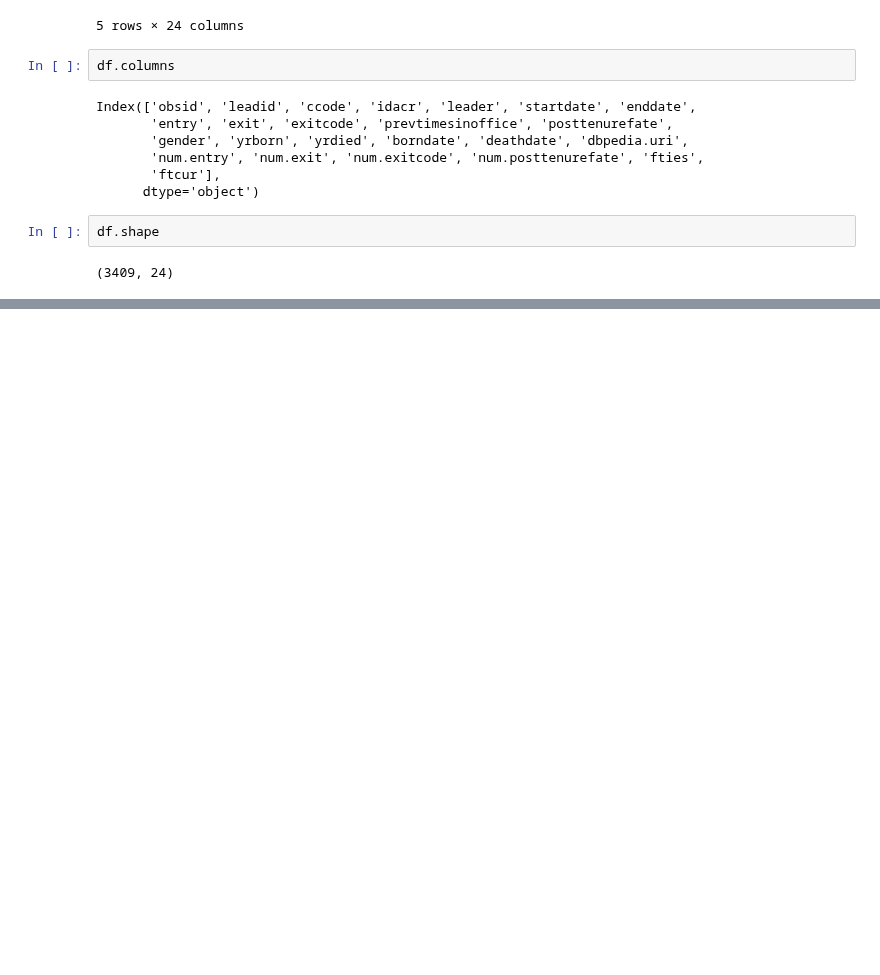
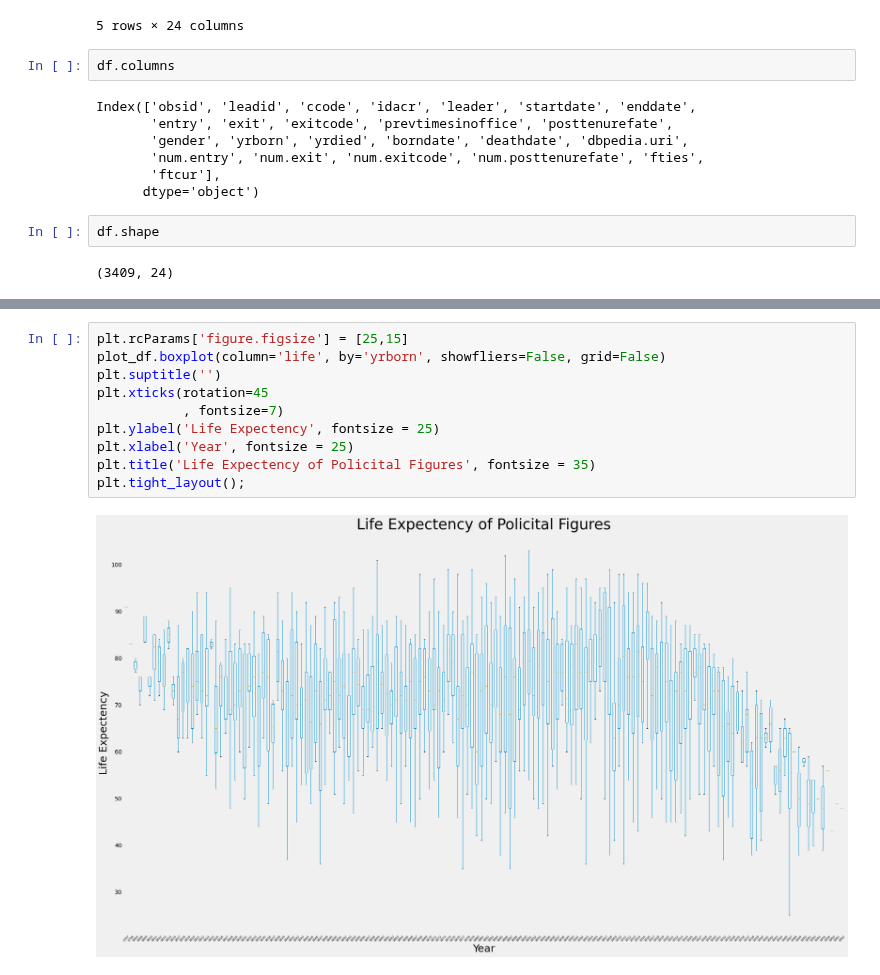
Before and after one commit to yuchild/erik_interviewqs, a Jupyter notebook: question_political_leaders.ipynb, the cells around one changed output, grey strips where cells are left out. Cells and saved outputs as stored; diff of their text form; blank space fills up the shorter version.

```diff
--- a/question_political_leaders.ipynb
+++ b/question_political_leaders.ipynb
@@ -48,0 +138,12 @@ ParserError: Unknown string format: 1960-04-1970
+# %%
+plt.rcParams['figure.figsize'] = [25,15]
+plot_df.boxplot(column='life', by='yrborn', showfliers=False, grid=False)
+plt.suptitle('')
+plt.xticks(rotation=45
+           , fontsize=7)
+plt.ylabel('Life Expectency', fontsize = 25)
+plt.xlabel('Year', fontsize = 25)
+plt.title('Life Expectency of Policital Figures', fontsize = 35)
+plt.tight_layout();
+# %% [output]
+[figure, added]
```
Also changed, not shown: parts of 9 cells of this notebook.
